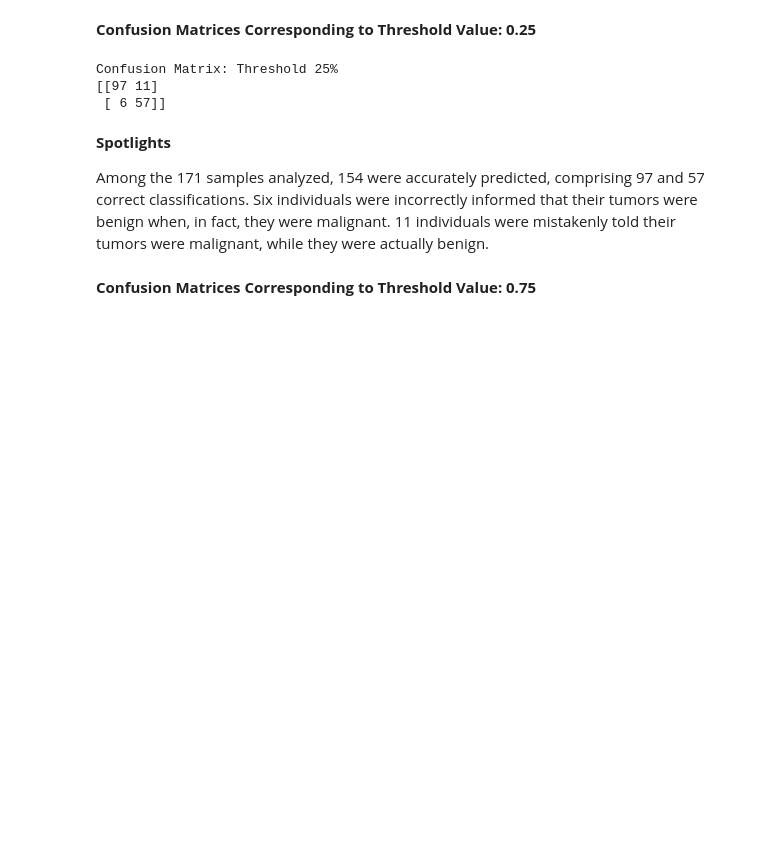
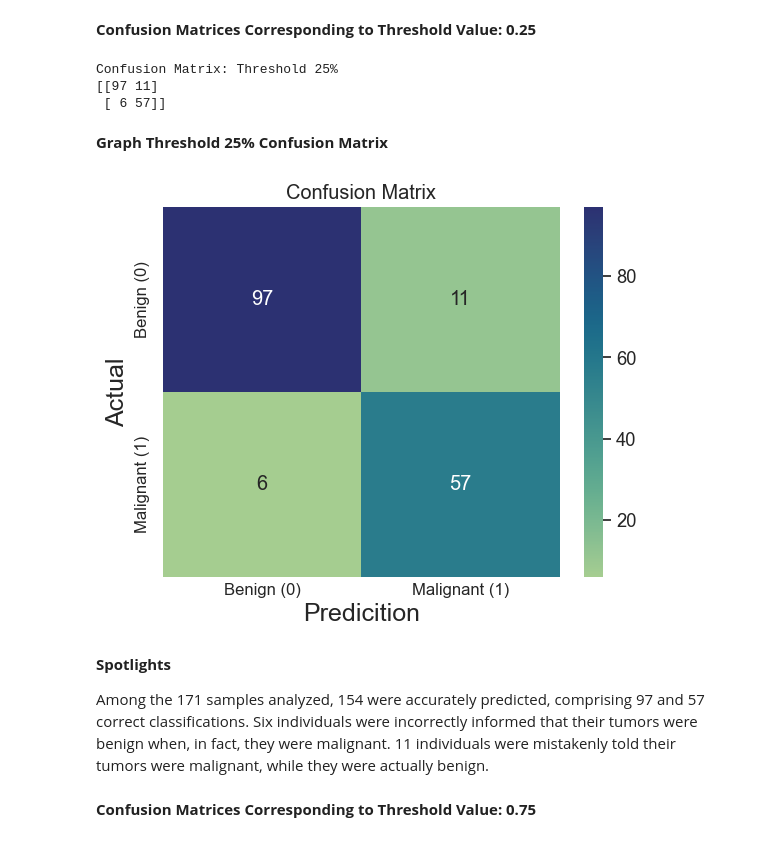
Before and after one commit to tyrantdavis/Logistic-Regression-Breast-Cancer, a Jupyter notebook: Logistic-Regression-Breast-Cancer.ipynb, the cells around one changed output. Cells and saved outputs as stored; diff of their text form; code cells hidden in the pictures; blank space fills up the shorter version.

```diff
--- a/Logistic-Regression-Breast-Cancer.ipynb
+++ b/Logistic-Regression-Breast-Cancer.ipynb
@@ -502,6 +531,12 @@ print(confusion_matrix25)
 Confusion Matrix: Threshold 25%
 [[97 11]
  [ 6 57]]
+# %% [markdown]
+**Graph Threshold 25% Confusion Matrix**
+# %%
+graph_confusion_matrix(y_test, (y_prediction_probabilities[:, 1] > 0.25) * 1.0, "crest")
+# %% [output]
+[figure, added]
 # %% [markdown]
 **Spotlights**
 
```
Also changed, not shown: parts of 18 cells of this notebook.
